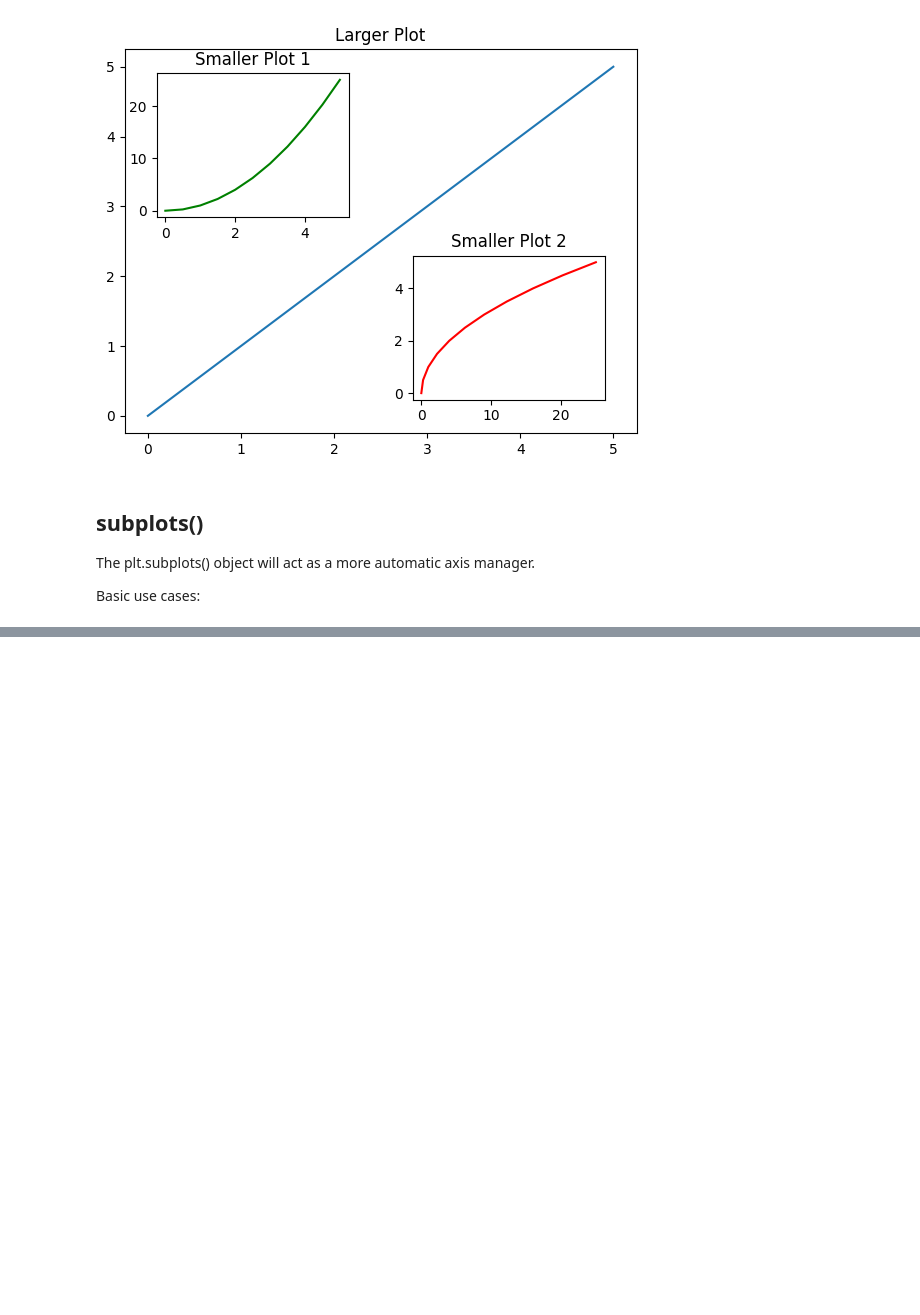
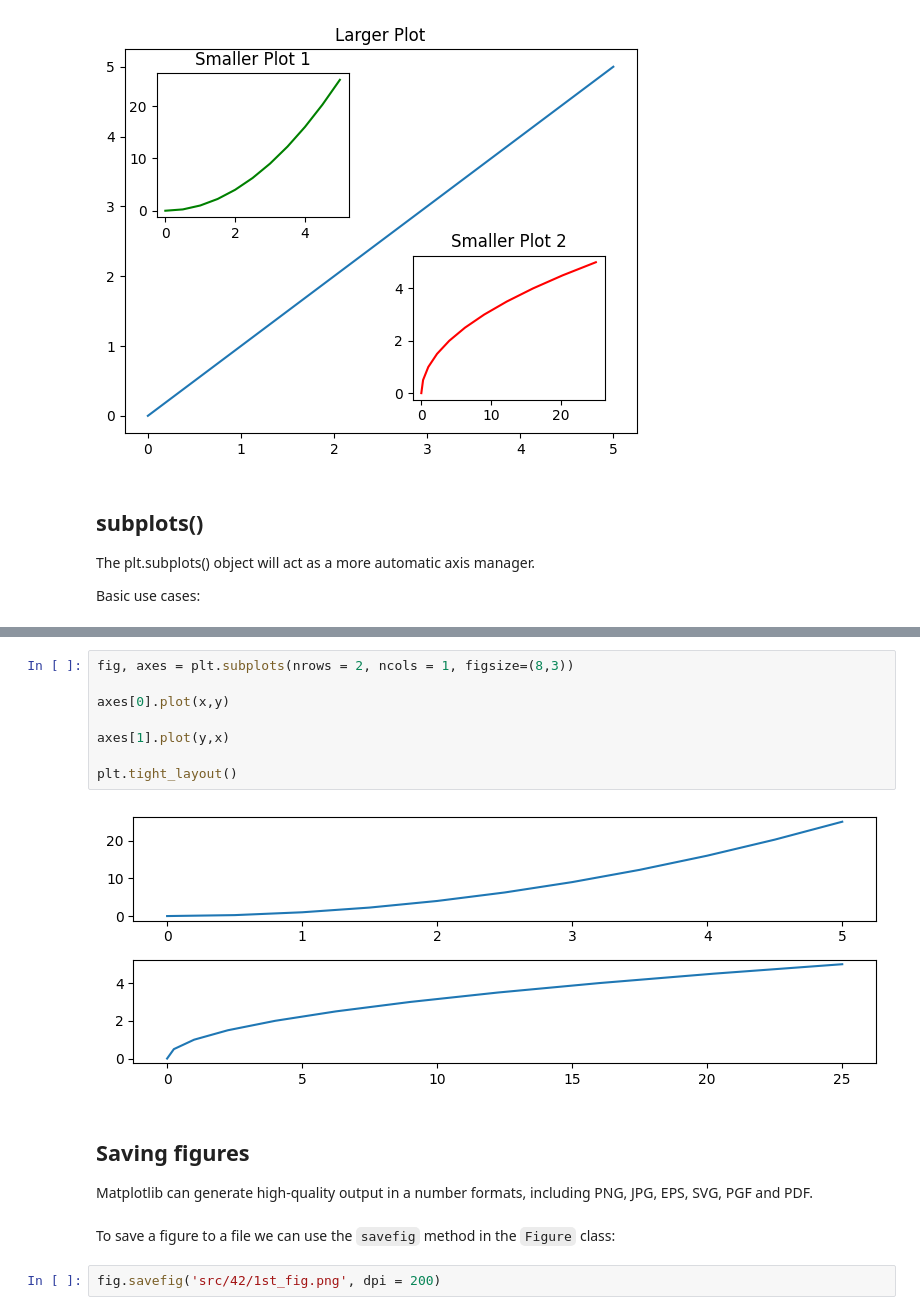
Before and after one commit to mojoece/python_for_Data_Science, a Jupyter notebook: Application/42.ipynb, the cells around one changed output, grey strips where cells are left out. Saved outputs shown, nothing was run; the diff lists cells and outputs as text; blank space fills up the shorter version.

```diff
--- a/Application/42.ipynb
+++ b/Application/42.ipynb
@@ -90,0 +125,17 @@ Basic use cases:
+# %%
+fig, axes = plt.subplots(nrows = 2, ncols = 1, figsize=(8,3))
+
+axes[0].plot(x,y)
+
+axes[1].plot(y,x)
+
+plt.tight_layout()
+# %% [output]
+[figure, added]
+# %% [markdown]
+## Saving figures
+Matplotlib can generate high-quality output in a number formats, including PNG, JPG, EPS, SVG, PGF and PDF.
+# %% [markdown]
+To save a figure to a file we can use the `savefig` method in the `Figure` class:
+# %%
+fig.savefig('src/42/1st_fig.png', dpi = 200)
```
Also changed, not shown: parts of 7 cells of this notebook, 1 other file.
